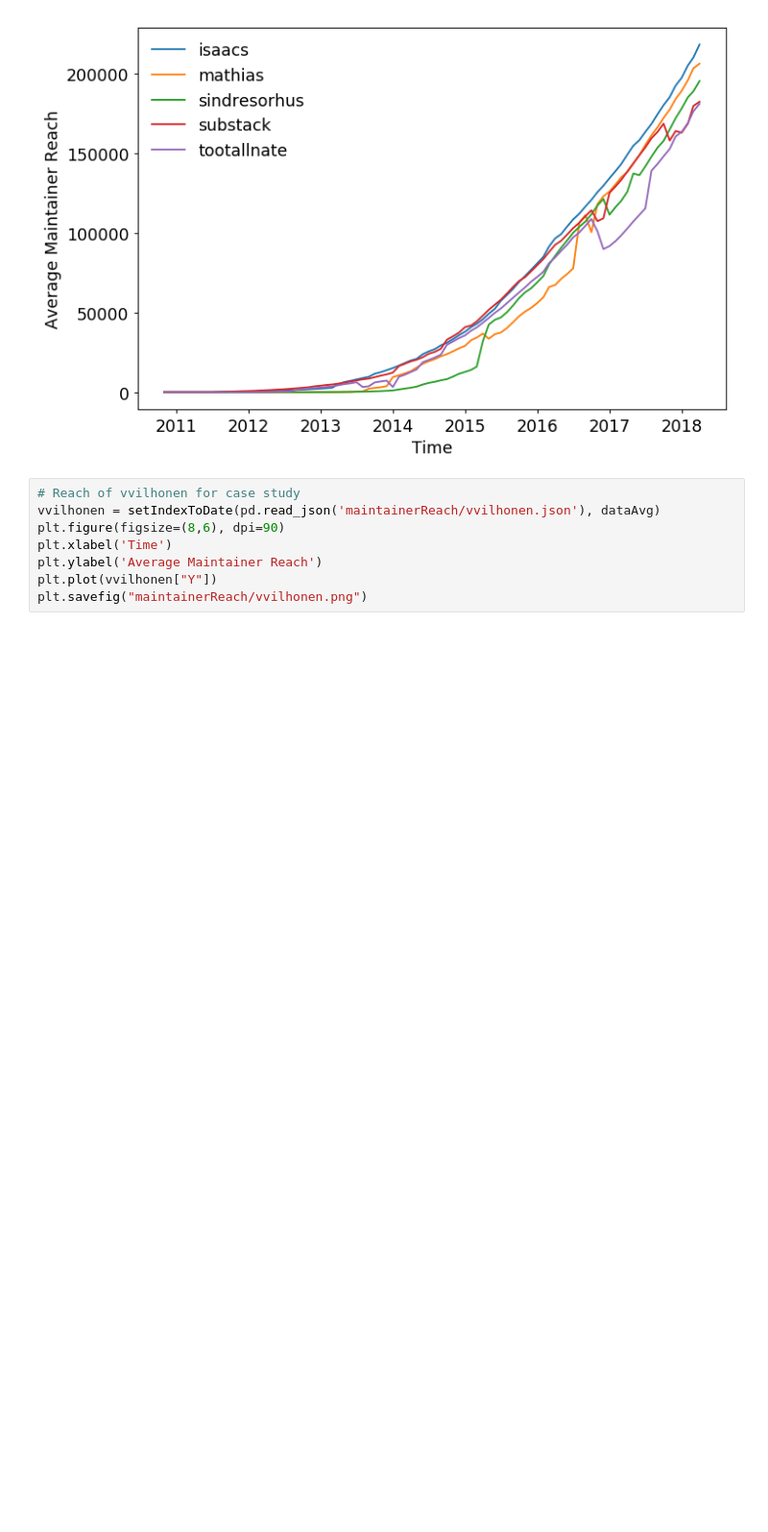
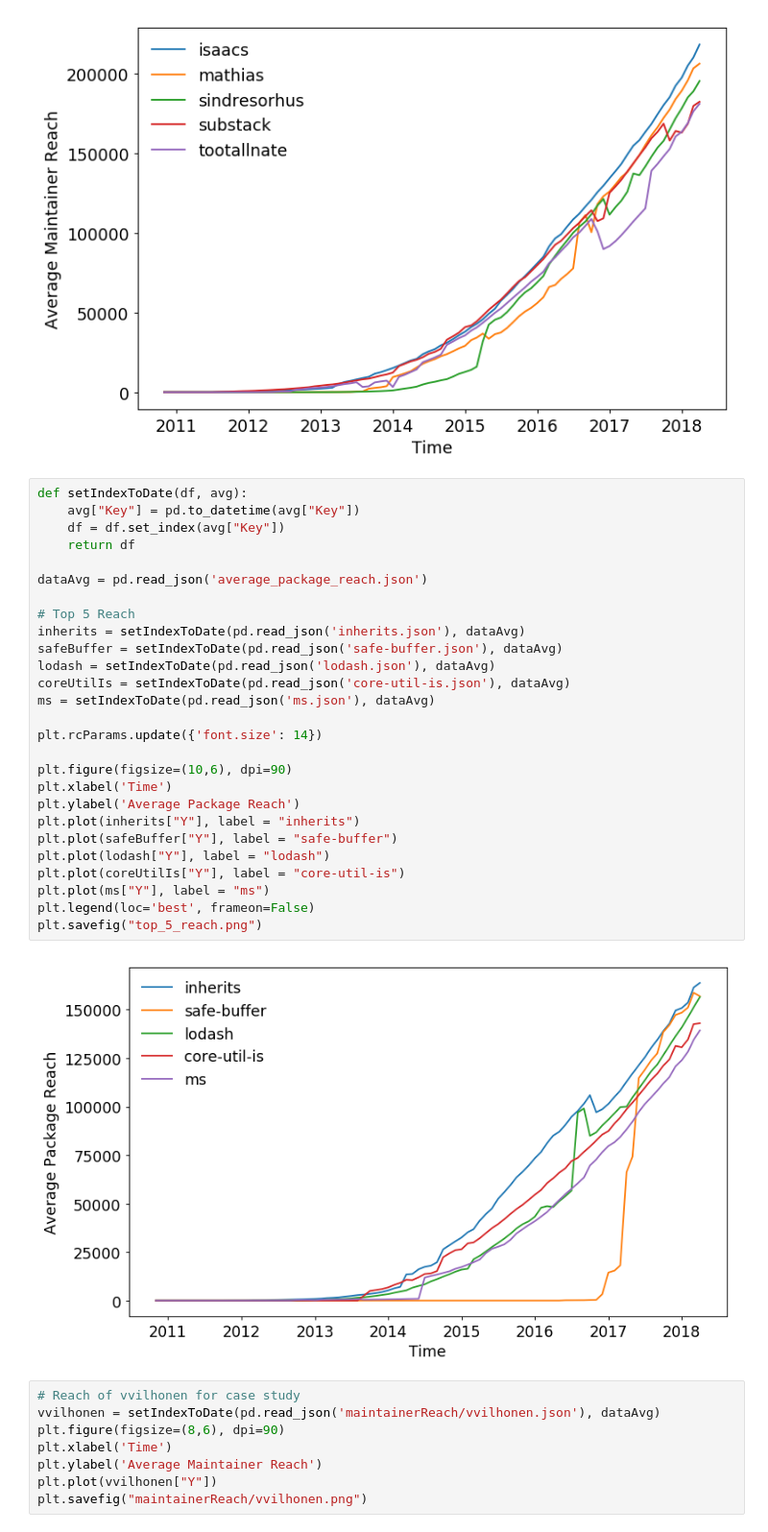
Before and after one commit to markuszm/npm-analysis, a Jupyter notebook: jupyterlab/graphs/EvolutionGraphs.ipynb, the cells around one changed output. Shown: that part at 96% size. Cells and saved outputs as stored; diff of their text form; blank space fills up the shorter version.

Commit message:
updated evolution graphs notebook

```diff
--- a/jupyterlab/graphs/EvolutionGraphs.ipynb
+++ b/jupyterlab/graphs/EvolutionGraphs.ipynb
@@ -63,6 +63,35 @@ plt.legend(loc='best', frameon=False)
 plt.savefig("maintainerReach/top_5_reach.png")
 # %% [output]
 [figure]
+# %%
+def setIndexToDate(df, avg):
+    avg["Key"] = pd.to_datetime(avg["Key"])
+    df = df.set_index(avg["Key"])
+    return df
+
+dataAvg = pd.read_json('average_package_reach.json')
+
+# Top 5 Reach
+inherits = setIndexToDate(pd.read_json('inherits.json'), dataAvg)
+safeBuffer = setIndexToDate(pd.read_json('safe-buffer.json'), dataAvg)
+lodash = setIndexToDate(pd.read_json('lodash.json'), dataAvg)
+coreUtilIs = setIndexToDate(pd.read_json('core-util-is.json'), dataAvg)
+ms = setIndexToDate(pd.read_json('ms.json'), dataAvg)
+
+plt.rcParams.update({'font.size': 14})
+
+plt.figure(figsize=(10,6), dpi=90)
+plt.xlabel('Time')
+plt.ylabel('Average Package Reach')
+plt.plot(inherits["Y"], label = "inherits")
+plt.plot(safeBuffer["Y"], label = "safe-buffer")
+plt.plot(lodash["Y"], label = "lodash")
+plt.plot(coreUtilIs["Y"], label = "core-util-is")
+plt.plot(ms["Y"], label = "ms")
+plt.legend(loc='best', frameon=False)
+plt.savefig("top_5_reach.png")
+# %% [output]
+[figure, added]
 # %%
 # Reach of vvilhonen for case study
 vvilhonen = setIndexToDate(pd.read_json('maintainerReach/vvilhonen.json'), dataAvg)
```
